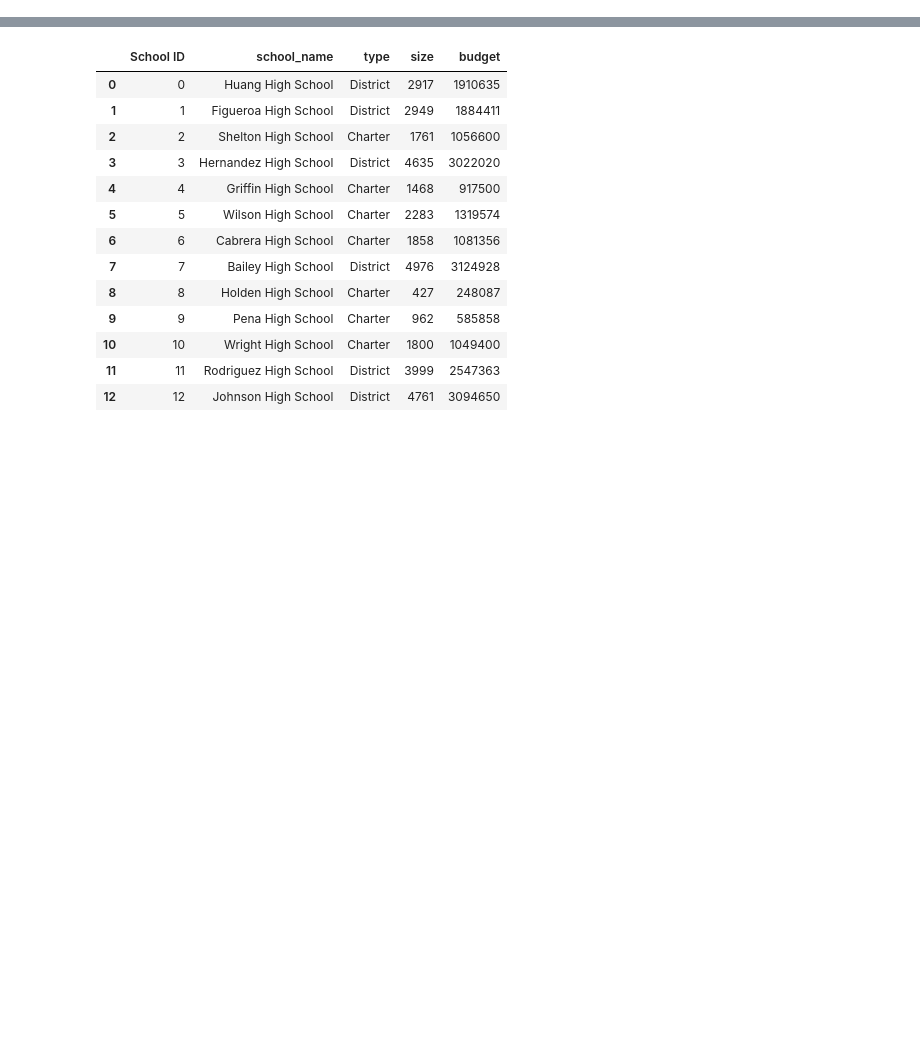
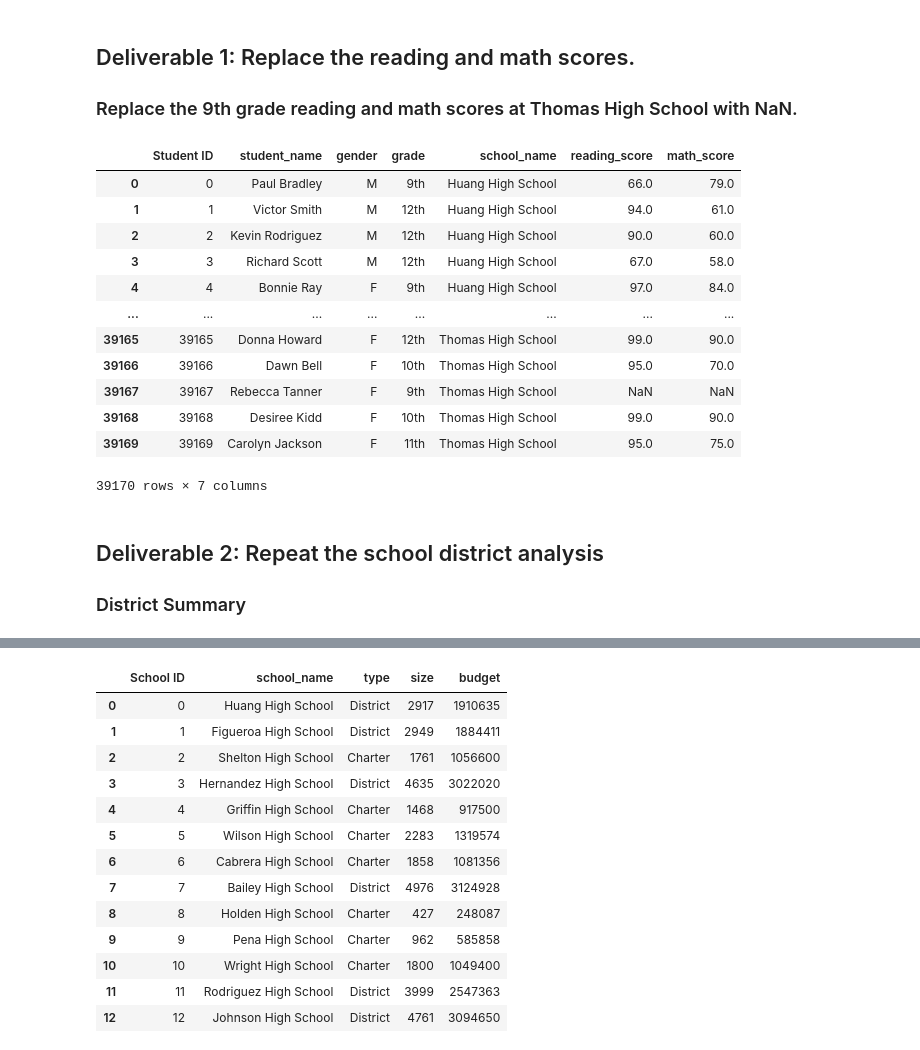
Before and after one commit to leblabac/school_district_analysis, a Jupyter notebook: PyCitySchools_Challenge.ipynb, the cells around one changed output, grey strips where cells are left out. Drawn from its saved outputs; the diff is of its cells as text; code cells hidden in the pictures; blank space fills up the shorter version.

```diff
--- a/PyCitySchools_Challenge_testing.ipynb
+++ b/PyCitySchools_Challenge.ipynb
@@ -0,0 +1,22 @@
+# %%
+# Dependencies and Setup
+import pandas as pd
+
+# File to Load (Remember to change the path if needed.)
+school_data_to_load = "resources/schools_complete.csv"
+student_data_to_load = "resources/students_complete.csv"
+
+# Read the School Data and Student Data and store into a Pandas DataFrame
+school_data_df = pd.read_csv(school_data_to_load)
+student_data_df = pd.read_csv(student_data_to_load)
+
+# Cleaning Student Names and Replacing Substrings in a Python String
+# Add each prefix and suffix to remove to a list.
+prefixes_suffixes = ["Dr. ", "Mr. ","Ms. ", "Mrs. ", "Miss ", " MD", " DDS", " DVM", " PhD"]
+
+# Iterate through the words in the "prefixes_suffixes" list and replace them with an empty space, "".
+for word in prefixes_suffixes:
+    student_data_df["student_name"] = student_data_df["student_name"].str.replace(word,"")
+
+# Check names.
+student_data_df.head(10)
@@ -0,0 +35,3 @@
+# %% [markdown]
+## Deliverable 1: Replace the reading and math scores.
+### Replace the 9th grade reading and math scores at Thomas High School with NaN.
@@ -0,0 +52,20 @@
+# %%
+#  Step 4. Check the student data for NaN's.
+student_data_df
+# %% [output]
+|  | Student ID | student_name | gender | grade | school_name | reading_score | math_score |
+| 0 | 0 | Paul Bradley | M | 9th | Huang High School | 66.0 | 79.0 |
+| 1 | 1 | Victor Smith | M | 12th | Huang High School | 94.0 | 61.0 |
+| 2 | 2 | Kevin Rodriguez | M | 12th | Huang High School | 90.0 | 60.0 |
+| 3 | 3 | Richard Scott | M | 12th | Huang High School | 67.0 | 58.0 |
+| 4 | 4 | Bonnie Ray | F | 9th | Huang High School | 97.0 | 84.0 |
+| ... | ... | ... | ... | ... | ... | ... | ... |
+| 39165 | 39165 | Donna Howard | F | 12th | Thomas High School | 99.0 | 90.0 |
+| 39166 | 39166 | Dawn Bell | F | 10th | Thomas High School | 95.0 | 70.0 |
+| 39167 | 39167 | Rebecca Tanner | F | 9th | Thomas High School | NaN | NaN |
+| 39168 | 39168 | Desiree Kidd | F | 10th | Thomas High School | 99.0 | 90.0 |
+| 39169 | 39169 | Carolyn Jackson | F | 11th | Thomas High School | 95.0 | 75.0 |
+39170 rows × 7 columns
+# %% [markdown]
+## Deliverable 2: Repeat the school district analysis
+### District Summary
```
Also changed, not shown: parts of 55 cells of this notebook.
